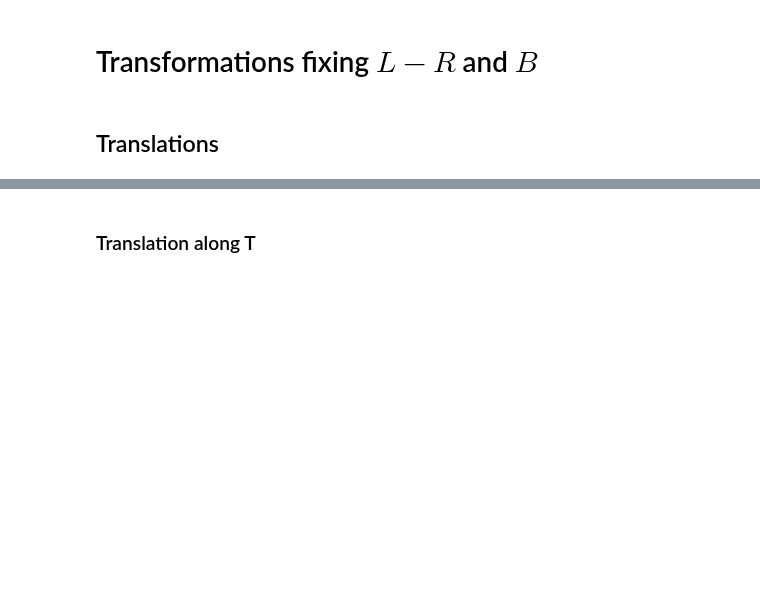
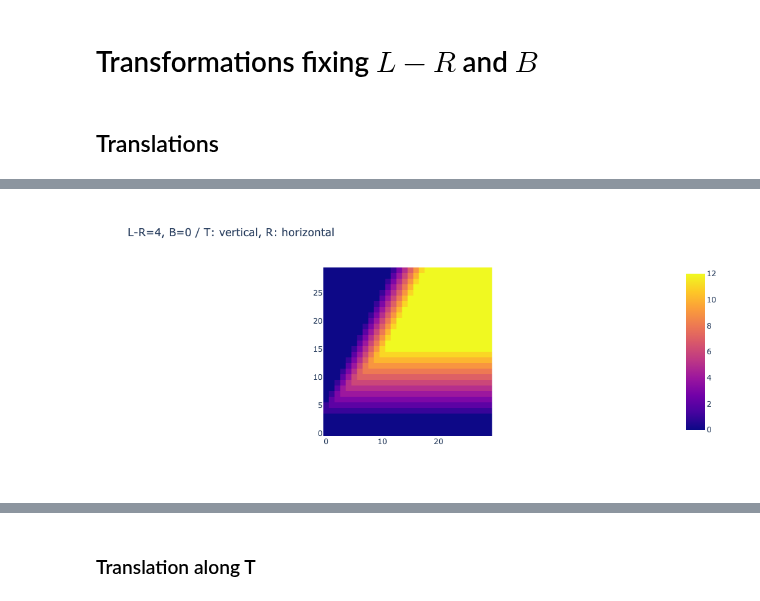
Before and after one commit to yamryo/notebooks, a Jupyter notebook: Research/Components_of_quasiCord/Transformations_fix_fB.ipynb, the cells around one changed output, grey strips where cells are left out. Cells and saved outputs as stored; diff of their text form; code cells hidden in the pictures; blank space fills up the shorter version.

```diff
--- a/Research/Components_of_quasiCord/Transformations_fix_fB.ipynb
+++ b/Research/Components_of_quasiCord/Transformations_fix_fB.ipynb
@@ -30,0 +67,20 @@ px.imshow(matrix, origin='lower')
+# %%
+b = 0
+N = 30
+#---
+for f in range(4, 4+1):
+    matrix = np.zeros((N, N), dtype=int)
+    for t, r in itertools.product(range(N), range(N)):
+        c = (t, r + f, b, r)
+        try:
+            matrix[t][r] = cc(Square(c))
+        except:
+            pass
+    px.imshow(
+        matrix,
+        origin="lower",
+        zmax=12,
+        title=f"L-R={f}, B={b} / T: vertical, R: horizontal",
+    ).show()
+# %% [output]
+[figure, added]
```
Also changed, not shown: parts of 6 cells of this notebook, 1 other file.
